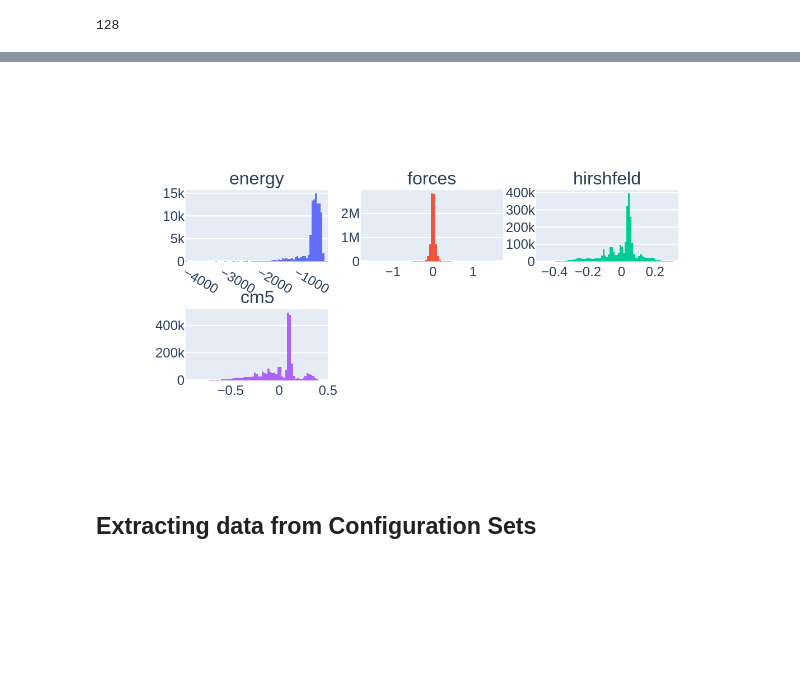
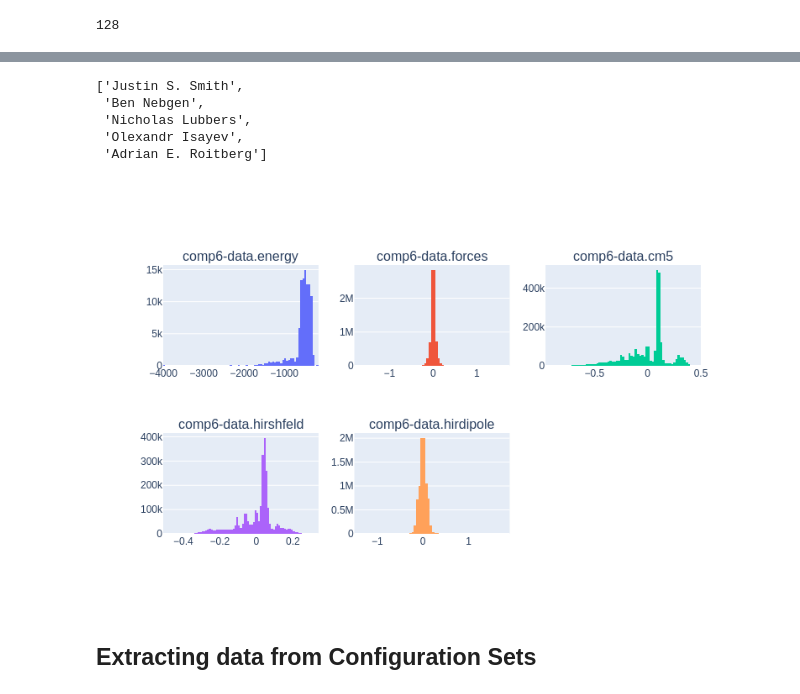
Before and after one commit to colabfit/colabfit-tools, a Jupyter notebook: colabfit/examples/comp6.ipynb, the cells around one changed output, grey strips where cells are left out. Drawn from its saved outputs; the diff is of its cells as text; code cells hidden in the pictures; blank space fills up the shorter version.

```diff
--- a/colabfit/examples/comp6.ipynb
+++ b/colabfit/examples/comp6.ipynb
@@ -11,3 +10,7 @@ from colabfit.tools.property_settings import PropertySettings
+# %%
+from colabfit.tools.database import MongoDatabase, load_data
+
+client = MongoDatabase('comp6', nprocs=6)#, drop=True)
 # %% [markdown]
 # Setup
 # %% [markdown]
@@ -233,0 +302,8 @@ clean = dataset.filter(
+# %%
+ds.authors
+# %% [output]
+['Justin S. Smith',
+ 'Ben Nebgen',
+ 'Nicholas Lubbers',
+ 'Olexandr Isayev',
+ 'Adrian E. Roitberg']
@@ -234,7 +321,11 @@ clean = dataset.filter(
+# %%
+clean_ds_id = '4258247112410993928'
+clean_ds = client.get_dataset(clean_ds_id, verbose=True)['dataset']
+# %%
+fig = client.plot_histograms(clean_ds.aggregated_info['property_fields'], ids=clean_ds.property_ids, verbose=True)
 # %%
-fig = clean.plot_histograms(['energy', 'forces', 'hirshfeld', 'cm5'])
-Image(fig.to_image(format="png", width=600, height=350, scale=2))
+Image(fig.to_image(format="png", width=800, height=500, scale=1))
 # %% [output]
-[figure, old version]
+[figure, new version]
 # %% [markdown]
 ## Extracting data from Configuration Sets
```
Also changed, not shown: parts of 59 cells of this notebook, 4 other files.
